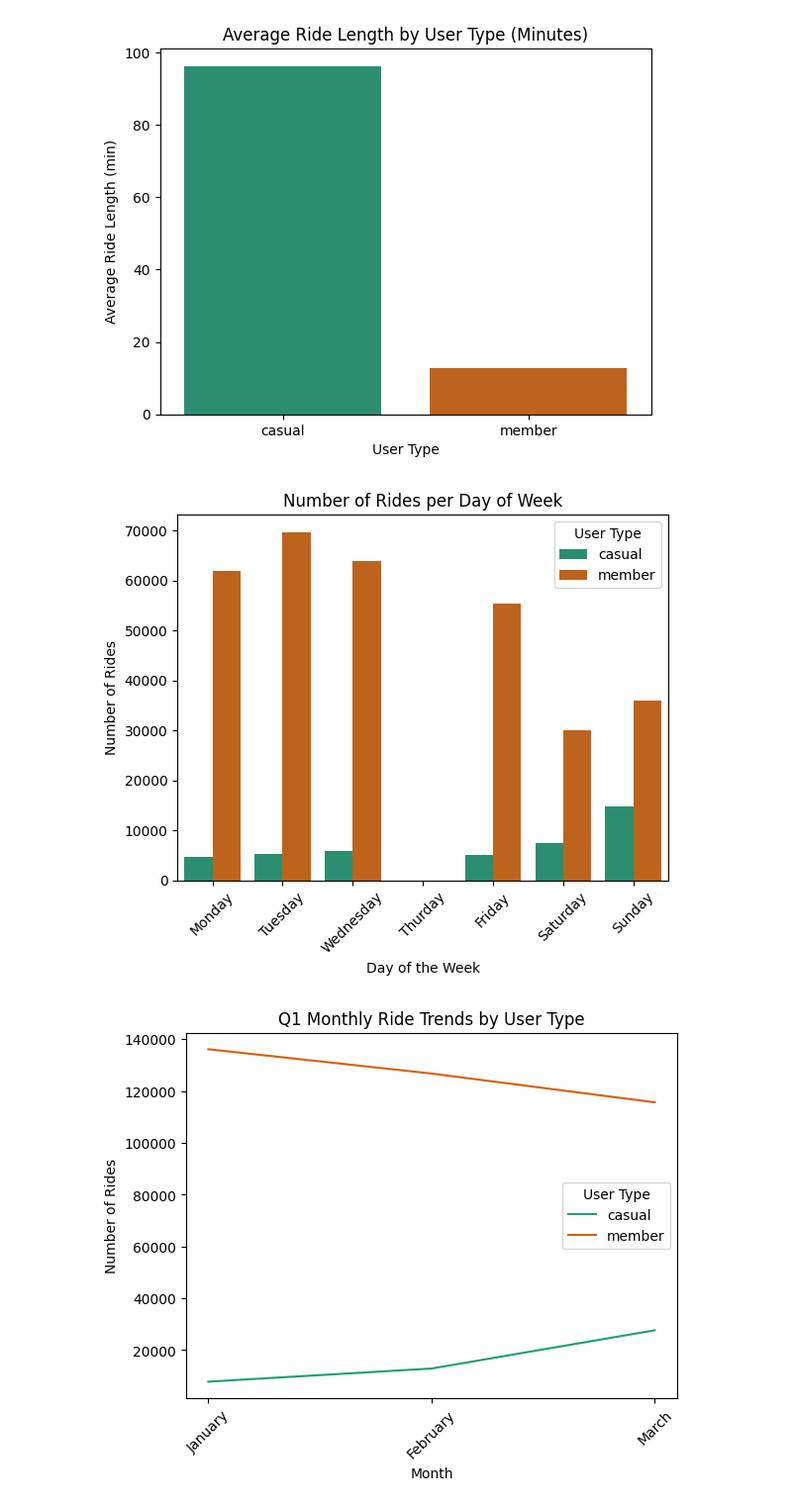
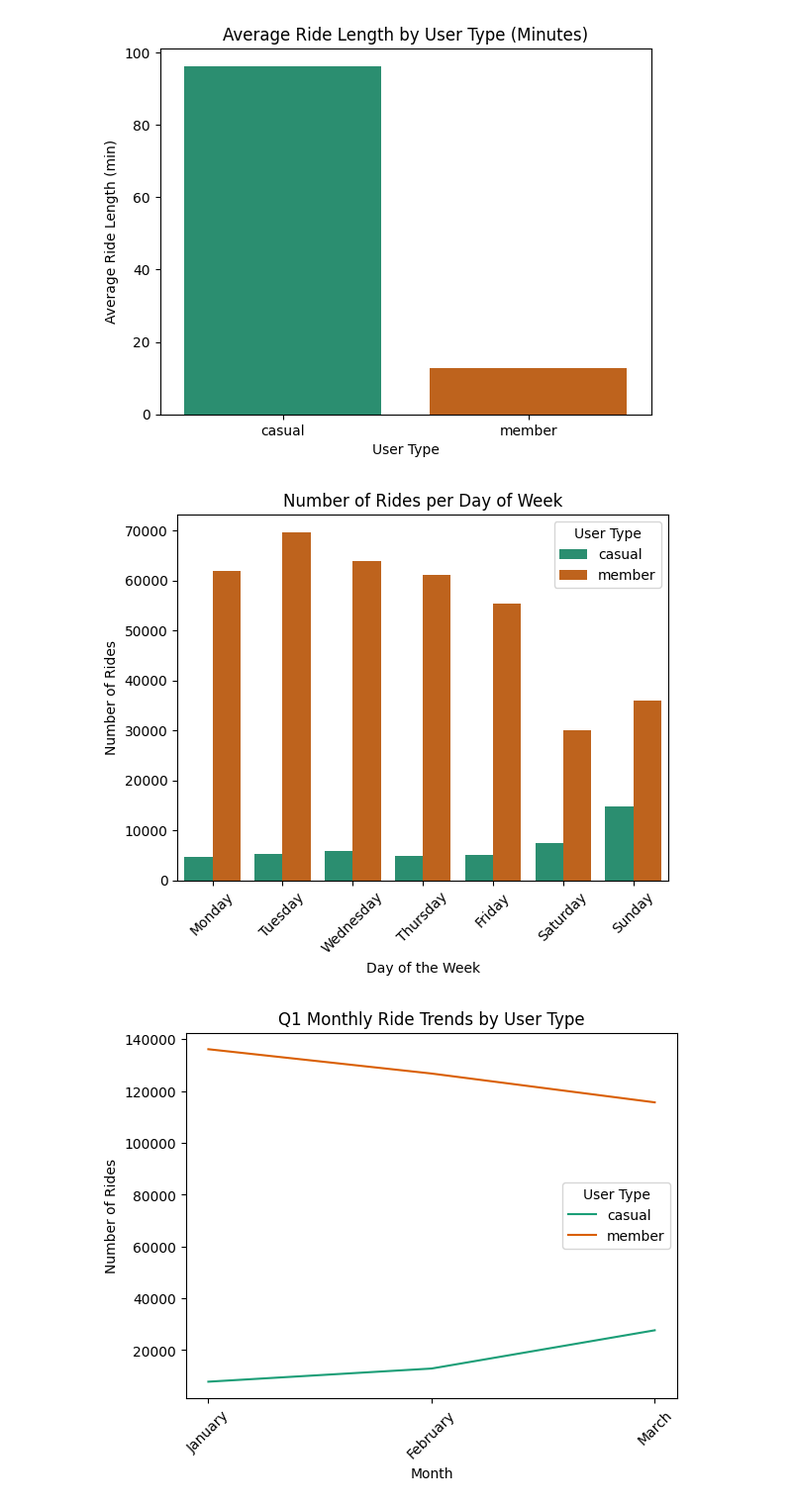
Before and after one commit to Essam-1048/cyclistic-bike-analysis, a Jupyter notebook: 02_analysis.ipynb, the cells around one changed output. Shown at 99% size. Saved outputs shown, nothing was run; the diff lists cells and outputs as text; code cells hidden in the pictures.

Commit message:
Main_Test_2
The data visualizations were missing the Thursday values so I had to correct the code.

```diff
--- a/02_analysis.ipynb
+++ b/02_analysis.ipynb
@@ -5,7 +5,7 @@ import pandas as pd
 import matplotlib.pyplot as plt
 import seaborn as sns
 
-cyclist_cleaned = pd.read_csv("C:/Users/User/Downloads/Divvy_Trips_2020_Q1/cyclist_cleaned.csv")
+cyclist_cleaned = pd.read_csv("C:/Users/User/Documents/GitHub/cyclistic-bike-analysis/cyclist_cleaned.csv")
 
 print("Data Loaded Successfully")
 cyclist_cleaned.head()
@@ -79,20 +79,20 @@ plt.show()
 # %%
 rides_by_day = cyclist_cleaned.groupby(["member_casual", "day_of_week"])["ride_id"].count().reset_index()
 rides_by_day.rename(columns={"ride_id": "ride_count"}, inplace= True)
 
-days_order = ["Monday", "Tuesday", "Wednesday", "Thurday", "Friday", "Saturday", "Sunday"]
+days_order = ["Monday", "Tuesday", "Wednesday", "Thursday", "Friday", "Saturday", "Sunday"]
 rides_by_day["day_of_week"] = pd.Categorical(rides_by_day["day_of_week"], categories=days_order, ordered=True)
 rides_by_day = rides_by_day.sort_values("day_of_week")
 
 sns.barplot(data=rides_by_day, x="day_of_week", y="ride_count", hue="member_casual", palette="Dark2")
 plt.title("Number of Rides per Day of Week")
 plt.xlabel("Day of the Week")
 plt.ylabel("Number of Rides")
 plt.xticks(rotation=45)
 plt.legend(title="User Type")
 plt.show()
 # %% [output]
-[figure, old version]
+[figure, new version]
 # %%
 cyclist_cleaned["month"] = pd.to_datetime(cyclist_cleaned["started_at"]).dt.month_name()
 rides_by_month = cyclist_cleaned.groupby(["member_casual", "month"])["ride_id"].count().reset_index()
```
Also changed, not shown: parts of 1 cell of this notebook.
